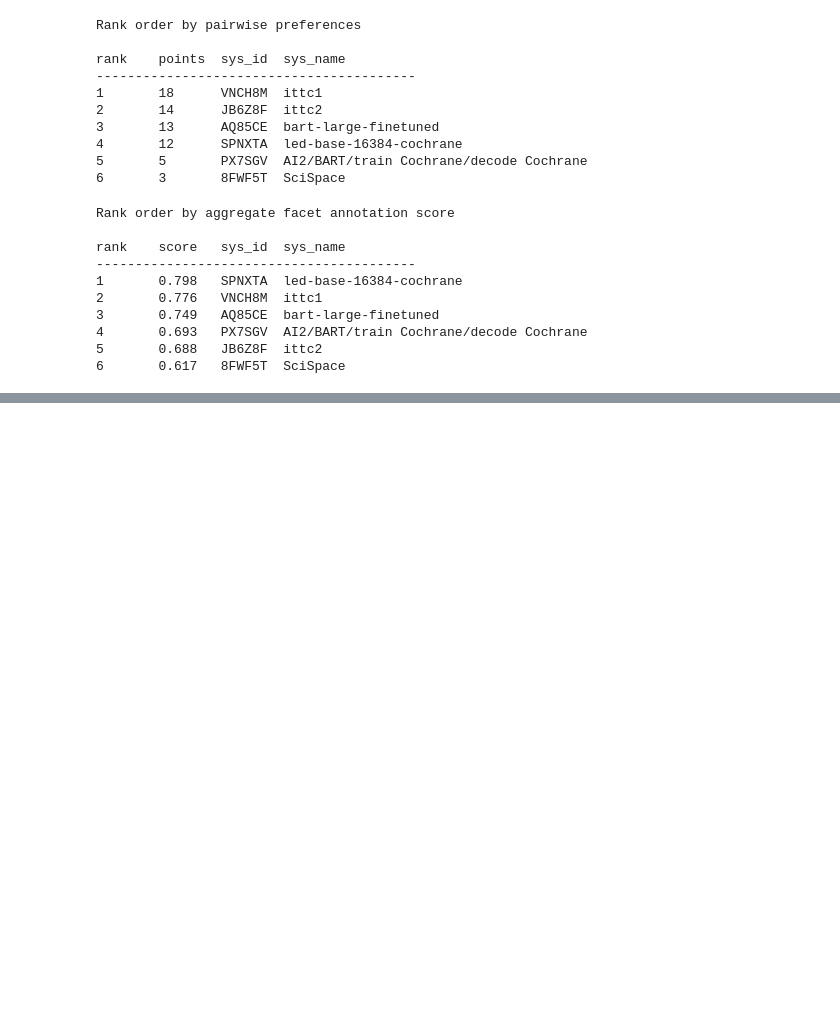
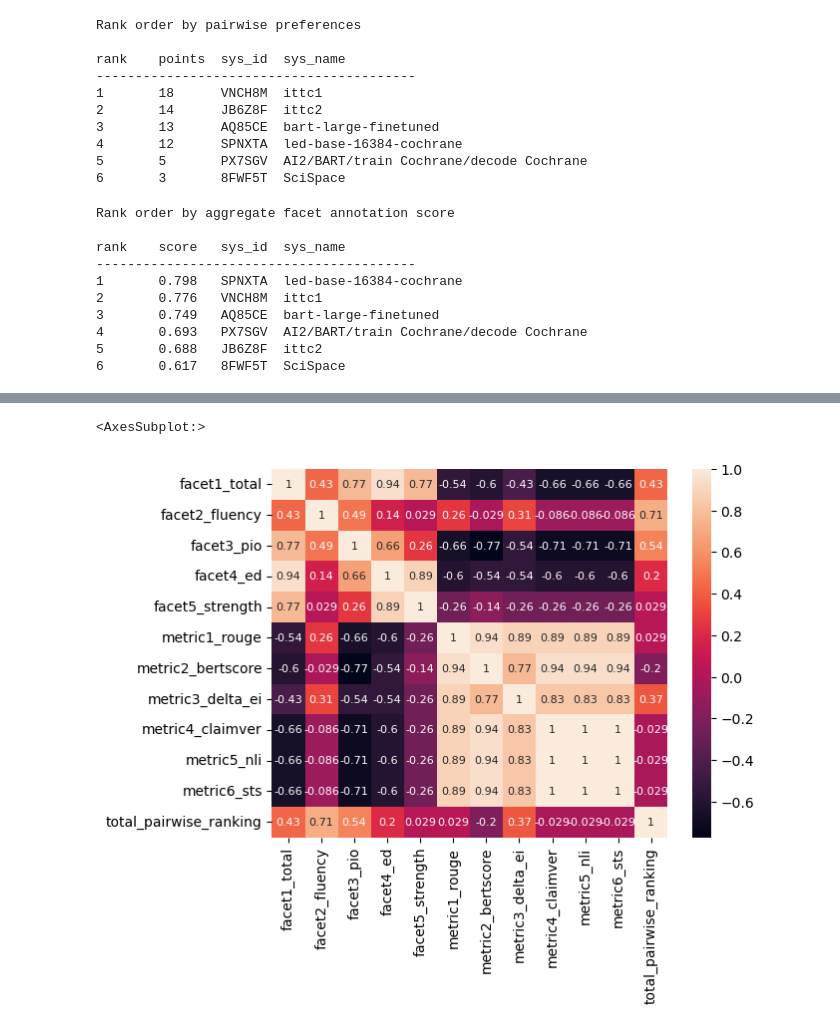
Before and after one commit to allenai/mslr-annotated-dataset, a Jupyter notebook: notebooks/lucyw_analysis.ipynb, the cells around one changed output, grey strips where cells are left out. Cells and saved outputs as stored; diff of their text form; code cells hidden in the pictures; blank space fills up the shorter version.

Commit message:
spearman correlations between metrics and annotations

```diff
--- a/notebooks/lucyw_analysis.ipynb
+++ b/notebooks/lucyw_analysis.ipynb
@@ -435,15 +435,3 @@ for score_k, annot_k in itertools.product(score_keys, annot_keys):
   's_p': 0.0813736513700097,
   'k_t': 0.05189706223942031,
   'k_p': 0.08099090967681001}]
-# %%
-annot_order = df_annot.groupby(by=["exp_id"])["annot_all"].mean().sort_values(ascending=False)
-pio_order = df_annot.groupby(by=["exp_id"])["pio_normalized"].mean().sort_values(ascending=False)
-rouge_order = df_annot.groupby(by=["exp_id"])["rouge_avg_f"].mean().sort_values(ascending=False)
-eid_order = df_annot.groupby(by=["exp_id"])["ei_score"].mean().sort_values(ascending=True)
-
-# for a, p, r, e in zip(annot_order, pio_order, rouge_order, eid_order):
-#     print(a, p, r, e)
-print(annot_order)
-print(pio_order)
-print(rouge_order)
-print(eid_order)
@@ -644,0 +670,18 @@ byron           0.754           0.084
+# %%
+# Spearman correlations between different metrics
+sys_list = list(EXP_W_ANNOTS)
+spearman_coeffs = dict()
+for met1, met2 in itertools.product(all_rankings, all_rankings):
+    met1_ranks = [all_rankings[met1][sys] for sys in sys_list]
+    met2_ranks = [all_rankings[met2][sys] for sys in sys_list]
+    res = spearmanr(met1_ranks, met2_ranks)
+    spearman_coeffs[(met1, met2)] = res
+
+ser = pd.Series([res.correlation for res in list(spearman_coeffs.values())],
+    index=pd.MultiIndex.from_tuples(spearman_coeffs.keys()))
+df_corr = ser.unstack().fillna(0)
+
+sns.heatmap(df_corr, annot=True, annot_kws={"size":8})
+# %% [output]
+<AxesSubplot:>
+[figure, added]
```
Also changed, not shown: parts of 15 cells of this notebook.
